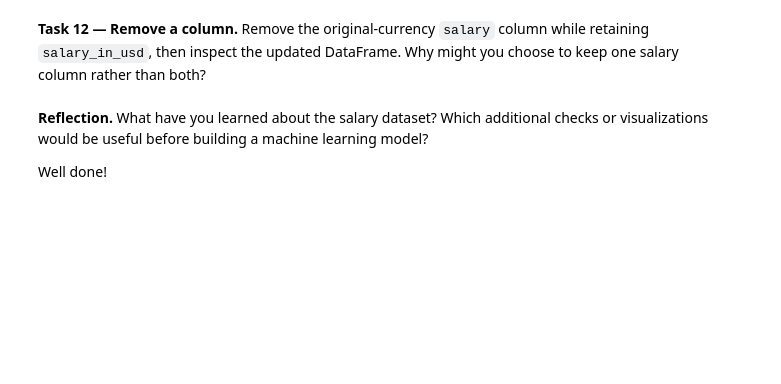
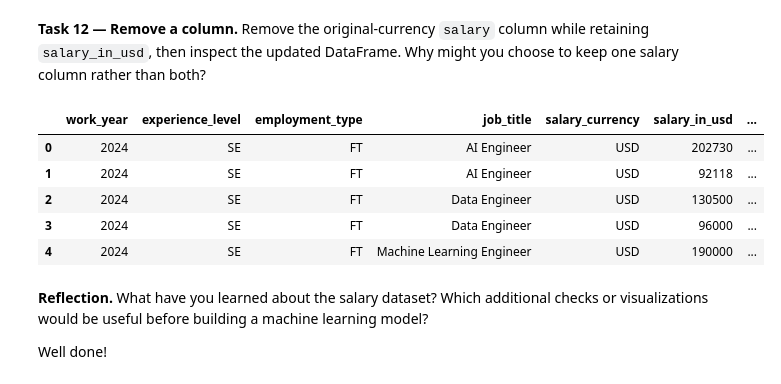
Before and after one commit to dhkarnati-dotcom/dhkarnati-DataScience-GenAI-Submissions, a Jupyter notebook: 7_01_Exploratory_Data_Analysis_Salary_Student.ipynb, the cells around one changed output. Cells and saved outputs as stored; diff of their text form; code cells hidden in the pictures; blank space fills up the shorter version.

```diff
--- a/7_01_Exploratory_Data_Analysis_Salary_Student.ipynb
+++ b/7_01_Exploratory_Data_Analysis_Salary_Student.ipynb
@@ -76,5 +161,17 @@ Try to compare the variables in one combined visualization. What relationships o
 # %% [markdown]
 **Task 12 — Remove a column.** Remove the original-currency `salary` column while retaining `salary_in_usd`, then inspect the updated DataFrame. Why might you choose to keep one salary column rather than both?
+# %%
+#remove the original-currenct salary column; retain the comparable USD salary column
+
+salary_data.drop('salary', axis=1, inplace=True)
+salary_data.head()
+# %% [output]
+|  | work_year | experience_level | employment_type | job_title | salary_currency | salary_in_usd | ... |
+| 0 | 2024 | SE | FT | AI Engineer | USD | 202730 | ... |
+| 1 | 2024 | SE | FT | AI Engineer | USD | 92118 | ... |
+| 2 | 2024 | SE | FT | Data Engineer | USD | 130500 | ... |
+| 3 | 2024 | SE | FT | Data Engineer | USD | 96000 | ... |
+| 4 | 2024 | SE | FT | Machine Learning Engineer | USD | 190000 | ... |
 # %% [markdown]
 **Reflection.** What have you learned about the salary dataset? Which additional checks or visualizations would be useful before building a machine learning model?
 
```
Also changed, not shown: parts of 10 cells of this notebook.
